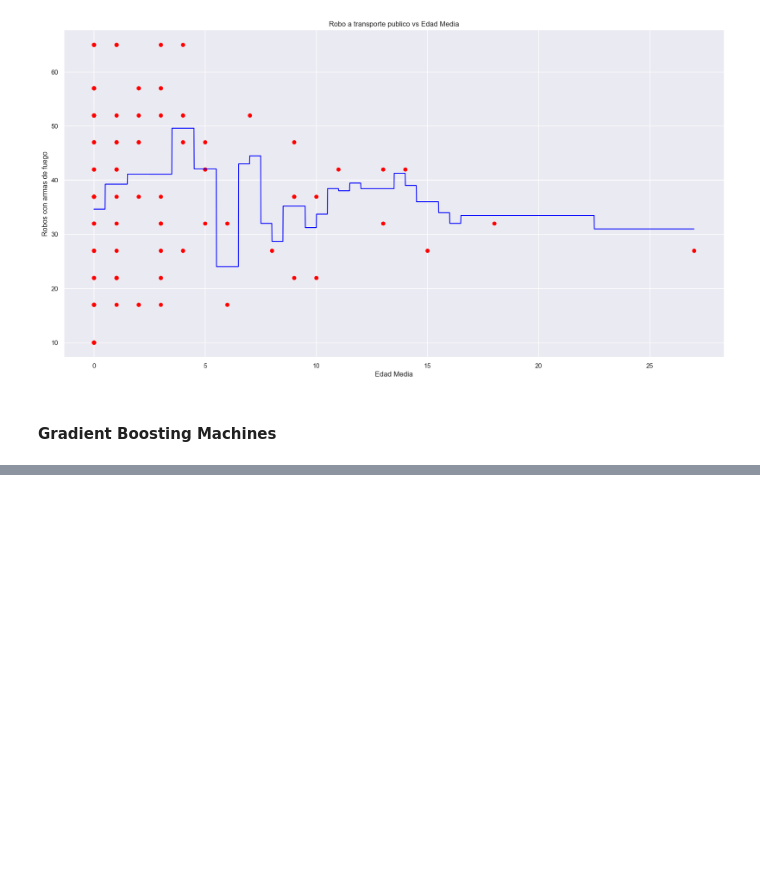
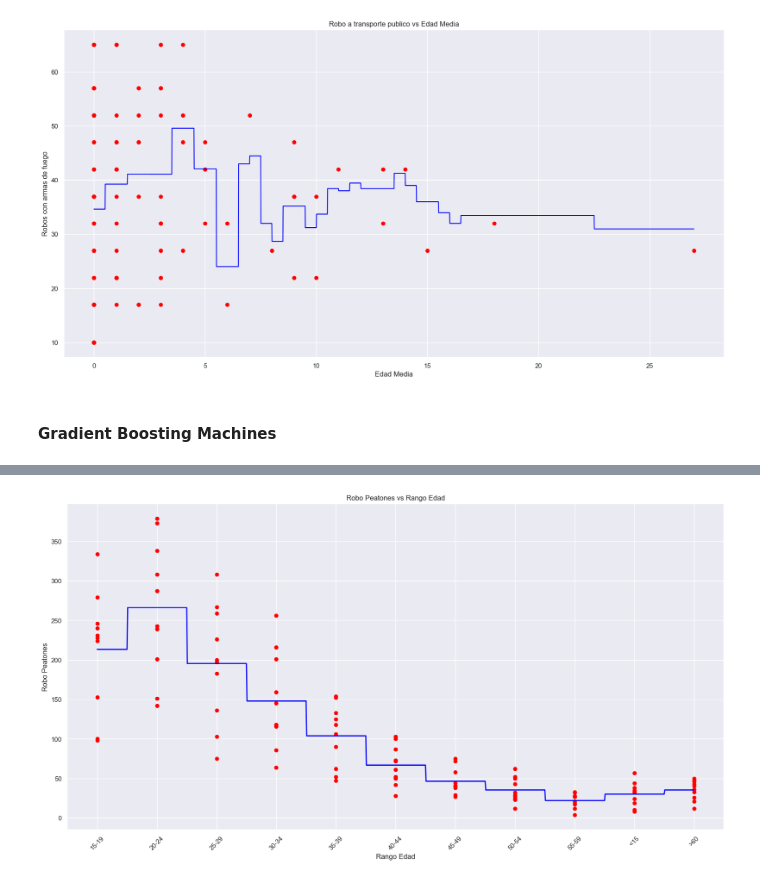
Before and after one commit to andresdlRoca/Data_Mining_Project-UVG-2023, a Jupyter notebook: main.ipynb, the cells around one changed output, grey strips where cells are left out. Cells and saved outputs as stored; diff of their text form; code cells hidden in the pictures; blank space fills up the shorter version.

```diff
--- a/main.ipynb
+++ b/main.ipynb
@@ -530,0 +625,24 @@ Hi Mom!
+# %%
+le = LabelEncoder()
+datageneral['rango_edad_encoded'] = le.fit_transform(datageneral['rango_edad'])
+X = datageneral['rango_edad_encoded'].values
+y = datageneral['robo_peatones'].values
+
+regressor = GradientBoostingRegressor(n_estimators=100, max_depth=3, random_state=0)
+regressor.fit(X.reshape(-1, 1), y)
+
+X_mesh = np.arange(min(X), max(X), 0.01).reshape(-1, 1)
+y_pred = regressor.predict(X_mesh)
+
+plt.scatter(X, y, color='red')
+plt.plot(X_mesh, y_pred, color='blue', linewidth=2)
+plt.xlabel('Rango Edad')
+plt.ylabel('Robo Peatones')
+plt.title('Robo Peatones vs Rango Edad')
+
+plt.xticks(np.arange(min(X), max(X)+1), le.inverse_transform(np.arange(min(X), max(X)+1)))  # Update x-axis labels
+plt.xticks(rotation=45)  # Rotate x-axis labels if needed
+
+plt.show()
+# %% [output]
+[figure, added]
```
Also changed, not shown: parts of 17 cells of this notebook.
